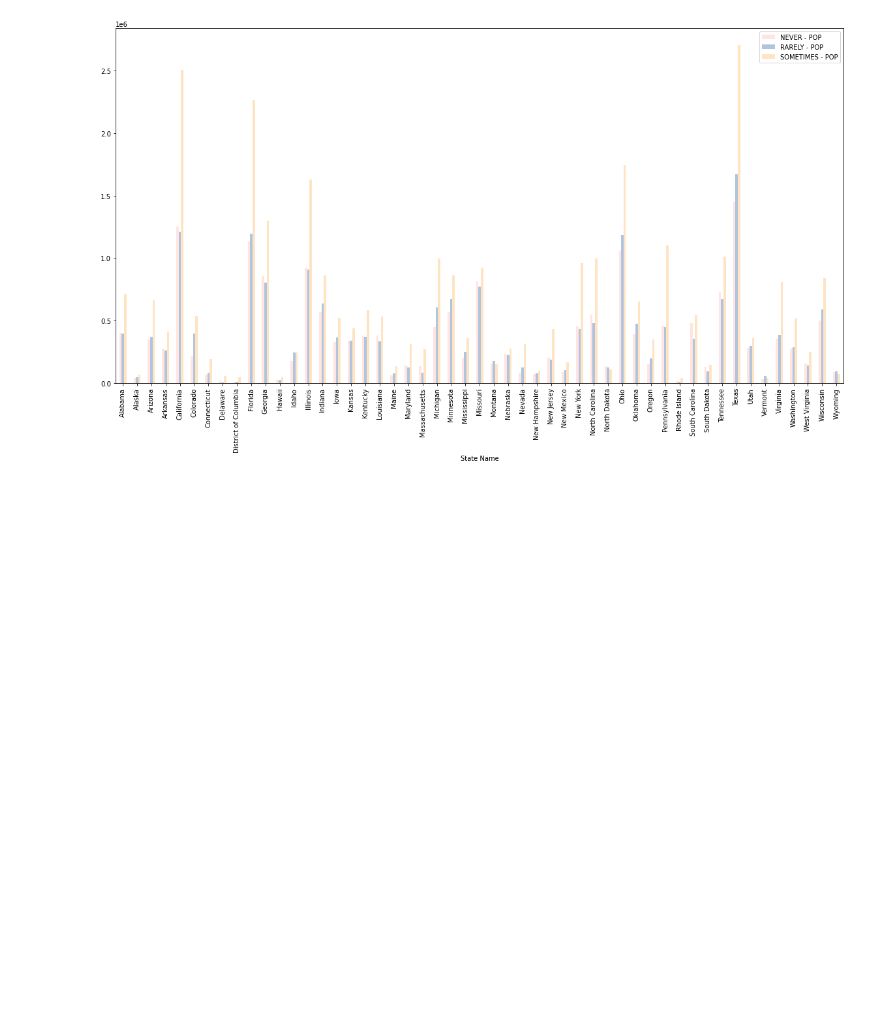
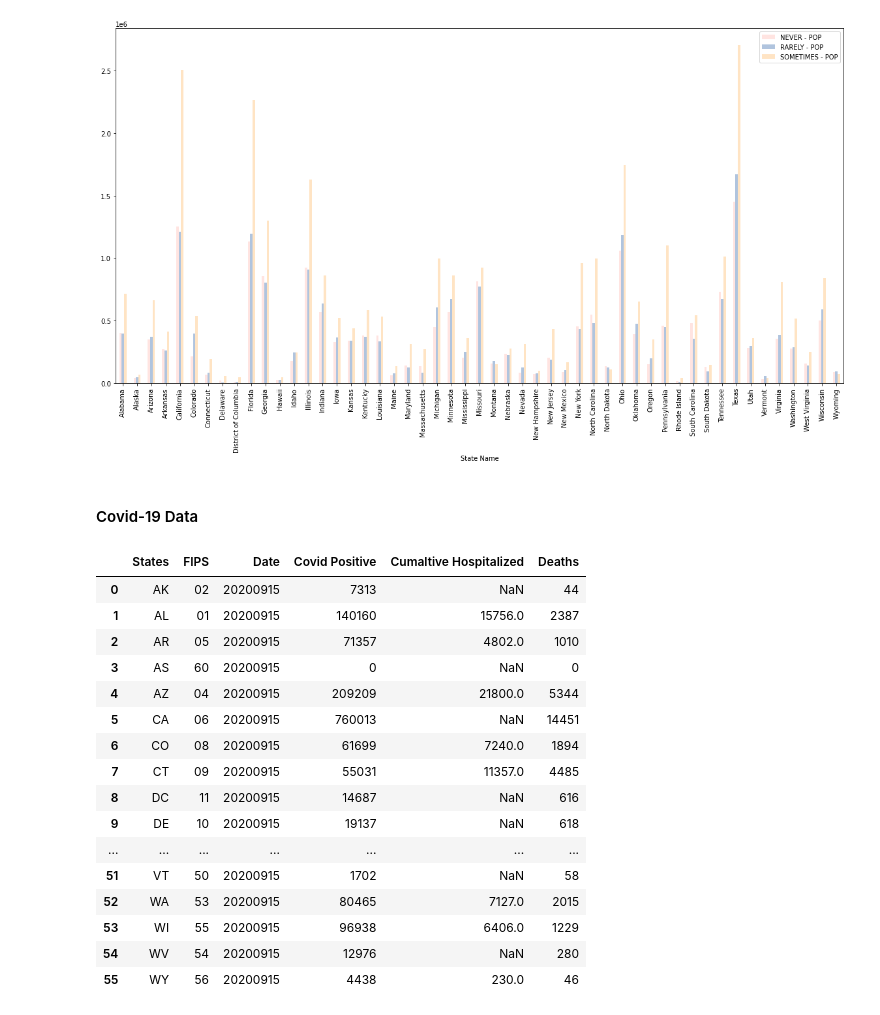
Before and after one commit to havyjavy/Healthcare-and-Covid-19, a Jupyter notebook: CensusData/Census_TotalPopulation.ipynb, the cells around one changed output. Saved outputs shown, nothing was run; the diff lists cells and outputs as text; code cells hidden in the pictures; blank space fills up the shorter version.

```diff
--- a/CensusData/Census_TotalPopulation.ipynb
+++ b/CensusData/Census_TotalPopulation.ipynb
@@ -179,3 +179,5 @@ nytimesmaskcensus_stats_pop.plot(kind='bar', y = ['NEVER - POP', 'RARELY - POP',
 # %% [output]
 <matplotlib.axes._subplots.AxesSubplot at 0x...>
 [figure]
+# %% [markdown]
+#### Covid-19 Data
@@ -181,0 +206,29 @@ nytimesmaskcensus_stats_pop.plot(kind='bar', y = ['NEVER - POP', 'RARELY - POP',
+# %%
+AllStates_dict = {
+    "States": states,
+    "FIPS": fips,
+    "Date": dates,
+    "Covid Positive": covid_positives,
+    "Cumaltive Hospitalized": hospitalized,
+    "Deaths": deaths
+}
+AllStates_df = pd.DataFrame(AllStates_dict )
+AllStates_df
+# %% [output]
+|  | States | FIPS | Date | Covid Positive | Cumaltive Hospitalized | Deaths |
+| 0 | AK | 02 | 20200915 | 7313 | NaN | 44 |
+| 1 | AL | 01 | 20200915 | 140160 | 15756.0 | 2387 |
+| 2 | AR | 05 | 20200915 | 71357 | 4802.0 | 1010 |
+| 3 | AS | 60 | 20200915 | 0 | NaN | 0 |
+| 4 | AZ | 04 | 20200915 | 209209 | 21800.0 | 5344 |
+| 5 | CA | 06 | 20200915 | 760013 | NaN | 14451 |
+| 6 | CO | 08 | 20200915 | 61699 | 7240.0 | 1894 |
+| 7 | CT | 09 | 20200915 | 55031 | 11357.0 | 4485 |
+| 8 | DC | 11 | 20200915 | 14687 | NaN | 616 |
+| 9 | DE | 10 | 20200915 | 19137 | NaN | 618 |
+| ... | ... | ... | ... | ... | ... | ... |
+| 51 | VT | 50 | 20200915 | 1702 | NaN | 58 |
+| 52 | WA | 53 | 20200915 | 80465 | 7127.0 | 2015 |
+| 53 | WI | 55 | 20200915 | 96938 | 6406.0 | 1229 |
+| 54 | WV | 54 | 20200915 | 12976 | NaN | 280 |
+| 55 | WY | 56 | 20200915 | 4438 | 230.0 | 46 |
```
Also changed, not shown: parts of 5 cells of this notebook, 1 other file.
